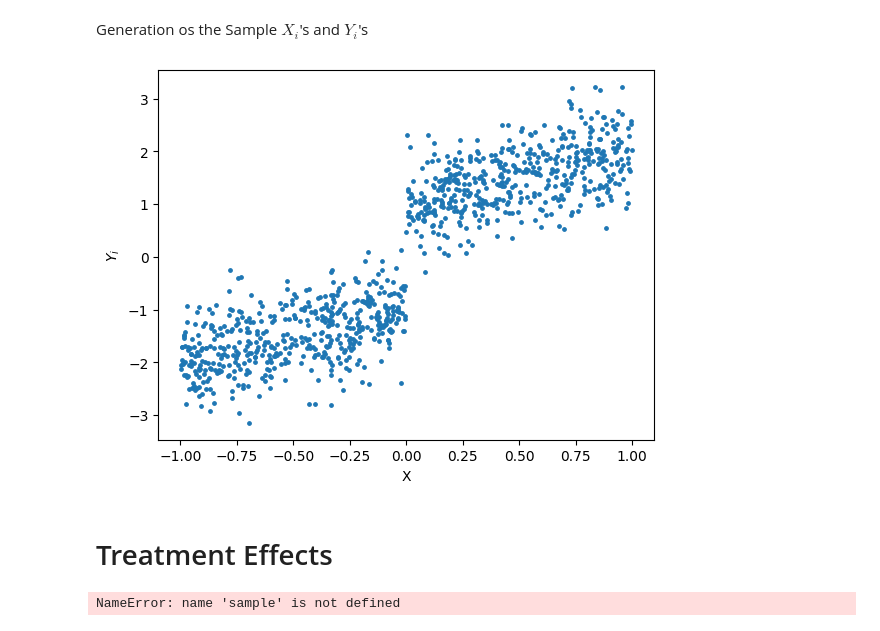
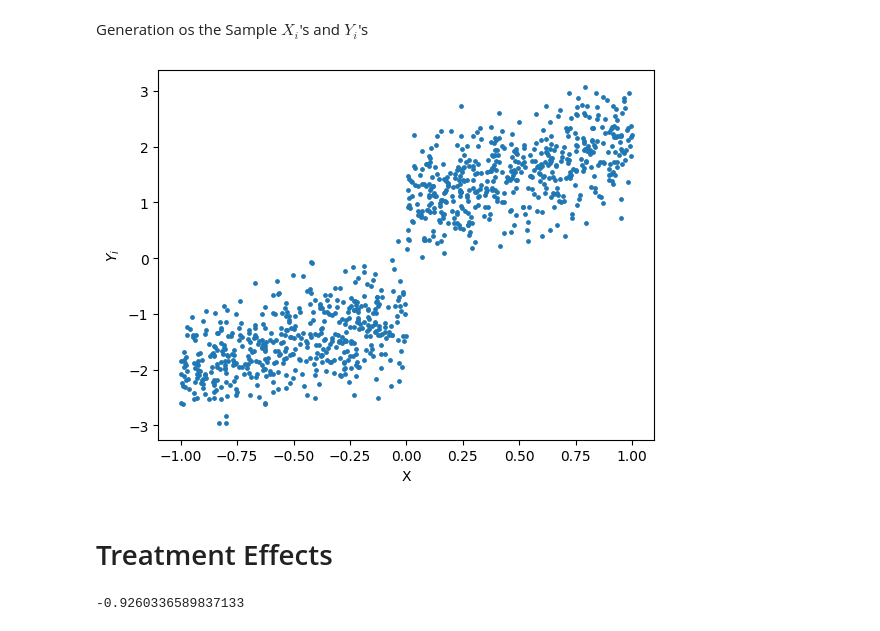
Before and after one commit to FranciscoPortilha/BSc2-Thesis---Robust-RDD, a Jupyter notebook: dev.ipynb, the cells around one changed output. Cells and saved outputs as stored; diff of their text form; code cells hidden in the pictures.

```diff
--- a/dev.ipynb
+++ b/dev.ipynb
@@ -266,7 +267,7 @@ def genY(name, X, tau=0, L=0, alpha=0, beta=0):
     Y: arrray[int]
         Returns a vector with the outcome values.
     """
-    epsilon = np.random.normal(0,0.5,n)
+    epsilon = np.random.normal(0,0.5,len(X))
     if name == 'Noak':
         Y = genY_noak(L,X,epsilon)
     elif name == 'Basic':
@@ -318,12 +319,15 @@ def genSample(name, n, tau=0, L=0, alpha=0, beta=0, printPlot=True):
 
     # Create sample dataframe
     sample = pd.DataFrame({'Y': Y,'X': X,'T': T})
+    sample.Y = sample.Y.astype(float)
 
     # Print plot
     if printPlot == True:
         plt.scatter(X,Y,s=6)
         plt.xlabel('X')
         plt.ylabel('$Y_{i}$')
+
+    return sample
 # %%
 n = 1000
 L = np.array([0,10,20,30,40])
@@ -332,13 +336,12 @@ a = -1
 b = 1
 # %%
 # Options are: 'Noak', 'Basic', 'Basic Linear'
-genSample('Basic Linear',n,2,0,a,b,True)
+sample = genSample('Basic Linear',n,2,0,a,b,True)
 # %% [output]
-[figure, old version]
+[figure, new version]
 # %% [markdown]
 # Treatment Effects
-# %%
-LATE = sample.Y*sample.T
-LATE
-# %% [output]
-NameError: name 'sample' is not defined
+# %%
+sample.Y[0]
+# %% [output]
+-0.9260336589837133
```
Also changed, not shown: parts of 3 cells of this notebook, 2 other files.
